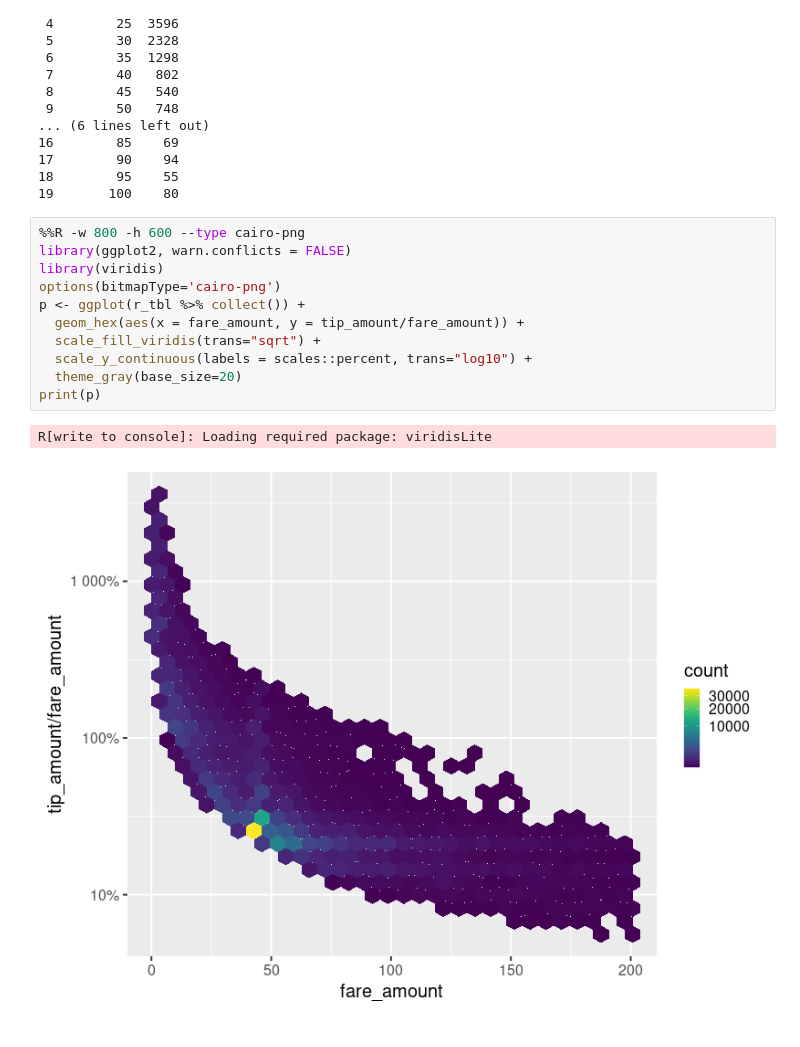
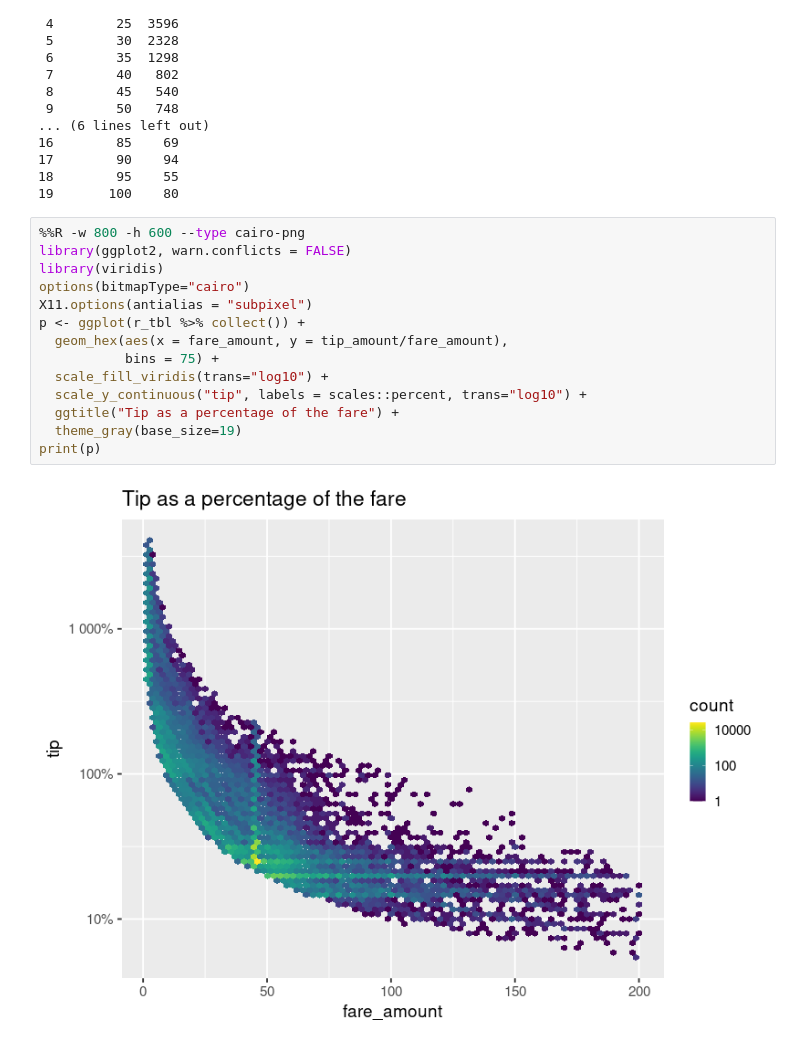
Before and after one commit to rpy2/rpy2-arrow, a Jupyter notebook: doc/notebooks/demo.ipynb, the cells around one changed output. Cells and saved outputs as stored; diff of their text form.

```diff
--- a/doc/notebooks/demo.ipynb
+++ b/doc/notebooks/demo.ipynb
@@ -123,14 +128,16 @@ r_tbl %>%
 # %%
 %%R -w 800 -h 600 --type cairo-png
 library(ggplot2, warn.conflicts = FALSE)
 library(viridis)
-options(bitmapType='cairo-png')
+options(bitmapType="cairo")
+X11.options(antialias = "subpixel")
 p <- ggplot(r_tbl %>% collect()) +
-  geom_hex(aes(x = fare_amount, y = tip_amount/fare_amount)) +
-  scale_fill_viridis(trans="sqrt") +
-  scale_y_continuous(labels = scales::percent, trans="log10") +
-  theme_gray(base_size=20)
+  geom_hex(aes(x = fare_amount, y = tip_amount/fare_amount),
+           bins = 75) +
+  scale_fill_viridis(trans="log10") +
+  scale_y_continuous("tip", labels = scales::percent, trans="log10") +
+  ggtitle("Tip as a percentage of the fare") +
+  theme_gray(base_size=19)
 print(p)
 # %% [output]
-R[write to console]: Loading required package: viridisLite
-[figure, old version]
+[figure, new version]
```
Also changed, not shown: parts of 1 cell of this notebook, 2 other files.
